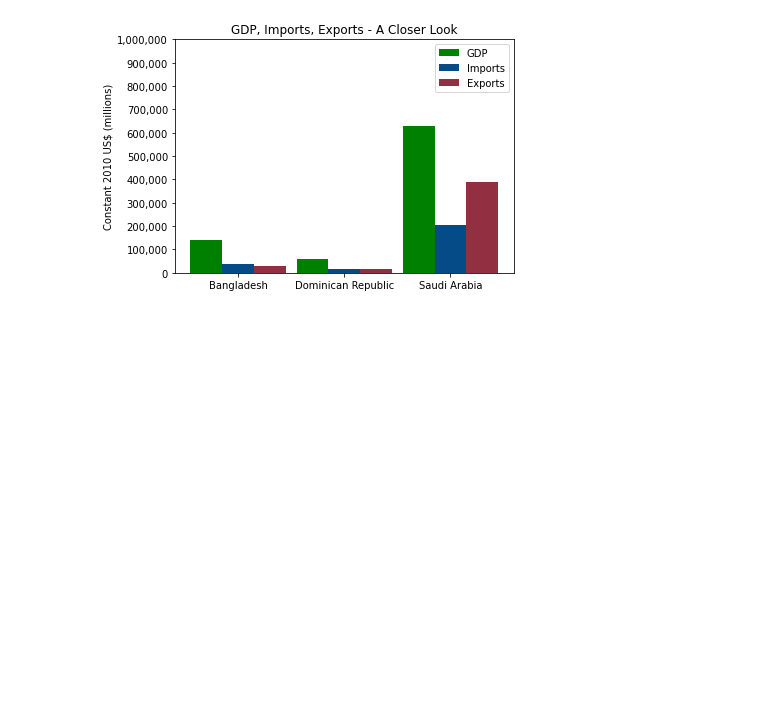
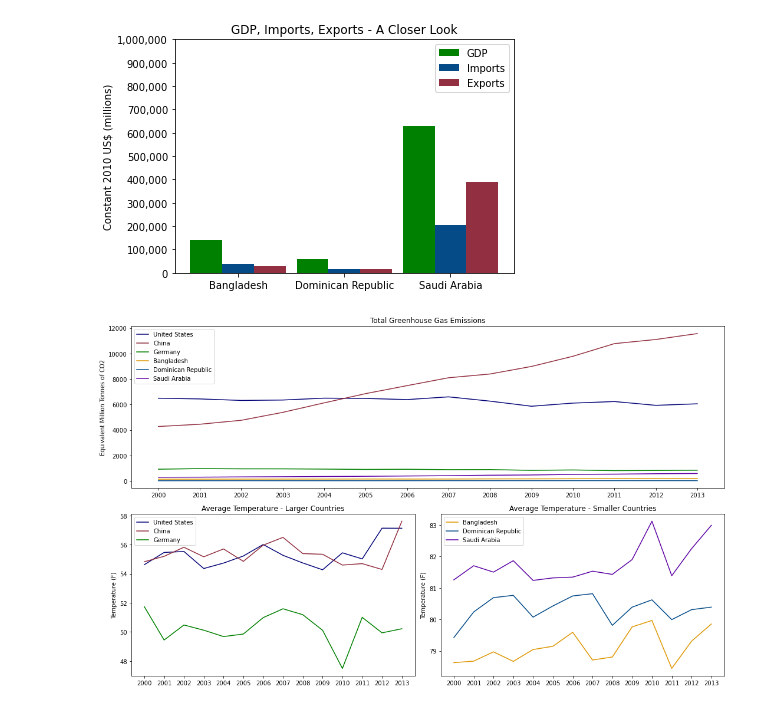
Before and after one commit to moriahtaylor1/climate-change-analysis, a Jupyter notebook: Moriah-q1.ipynb, the cells around one changed output. Cells and saved outputs as stored; diff of their text form; code cells hidden in the pictures; blank space fills up the shorter version.

Commit message:
add plots

```diff
--- a/Moriah-q1.ipynb
+++ b/Moriah-q1.ipynb
@@ -158,0 +143,64 @@ ax.legend()
+# %%
+#select climate change-related stats
+climate_change_stats = stats_data[['country', 'year', 'total_ghg', 'avg_temp_f']]
+years = climate_change_stats['year'].unique()
+
+#subset to each country
+usa = climate_change_stats[climate_change_stats['country']=="United States"]
+chn = climate_change_stats[climate_change_stats['country']=="China"]
+deu = climate_change_stats[climate_change_stats['country']=="Germany"]
+bgd = climate_change_stats[climate_change_stats['country']=="Bangladesh"]
+dom = climate_change_stats[climate_change_stats['country']=="Dominican Republic"]
+sau = climate_change_stats[climate_change_stats['country']=="Saudi Arabia"]
+
+
+# Create 2x2 sub plots
+gs = gridspec.GridSpec(2, 2)
+fig=plt.figure()
+
+#ghg plot
+ax1 = fig.add_subplot(gs[0, :]) # row 0, span all columns
+ax1.plot(years, usa['total_ghg'], label='United States', color="#050578")
+ax1.plot(years, chn['total_ghg'], label='China', color="#923041")
+ax1.plot(years, deu['total_ghg'], label='Germany', color="green")
+ax1.plot(years, bgd['total_ghg'], label='Bangladesh', color="#DF9703")
+ax1.plot(years, dom['total_ghg'], label='Dominican Republic', color="#044B88")
+ax1.plot(years, sau['total_ghg'], label='Saudi Arabia', color="#5E04A3")
+
+ax1.set_ylabel('Equivalent Million Tonnes of CO2')
+ax1.set_title('Total Greenhouse Gas Emissions')
+ax1.set_xticks(years)
+ax1.set_xticklabels(years)
+ax1.legend()
+
+#temp plots
+##large countries
+ax2 = fig.add_subplot(gs[1, 0]) # row 1, col 0
+ax2.plot(years, usa['avg_temp_f'], label='United States', color="#050578")
+ax2.plot(years, chn['avg_temp_f'], label='China', color="#923041")
+ax2.plot(years, deu['avg_temp_f'], label='Germany', color="green")
+
+ax2.set_ylabel('Temperature (F)')
+ax2.set_title('Average Temperature - Larger Countries')
+ax2.set_xticks(years)
+ax2.set_xticklabels(years)
+ax2.legend()
+
+#small countries
+ax3 = fig.add_subplot(gs[1, 1]) # row 1, col 1
+ax3.plot(years, bgd['avg_temp_f'], label='Bangladesh', color="#DF9703")
+ax3.plot(years, dom['avg_temp_f'], label='Dominican Republic', color="#044B88")
+ax3.plot(years, sau['avg_temp_f'], label='Saudi Arabia', color="#5E04A3")
+
+ax3.set_ylabel('Temperature (F)')
+ax3.set_title('Average Temperature - Smaller Countries')
+ax3.set_xticks(years)
+ax3.set_xticklabels(years)
+ax3.legend()
+
+fig.set_size_inches(15,9)
+fig.tight_layout()
+
+plt.show()
+# %% [output]
+[figure, added]
```
Also changed, not shown: parts of 5 cells of this notebook.
